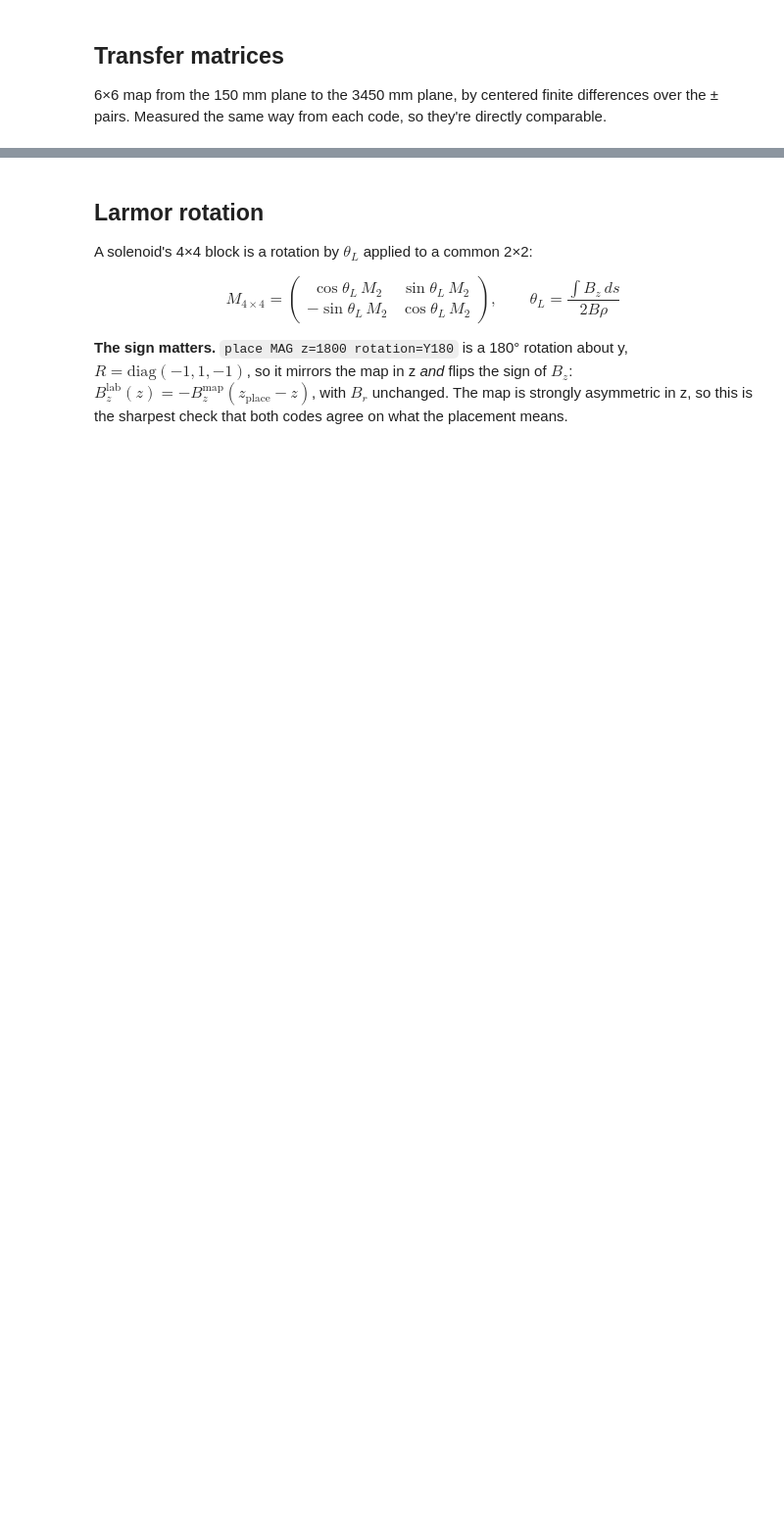
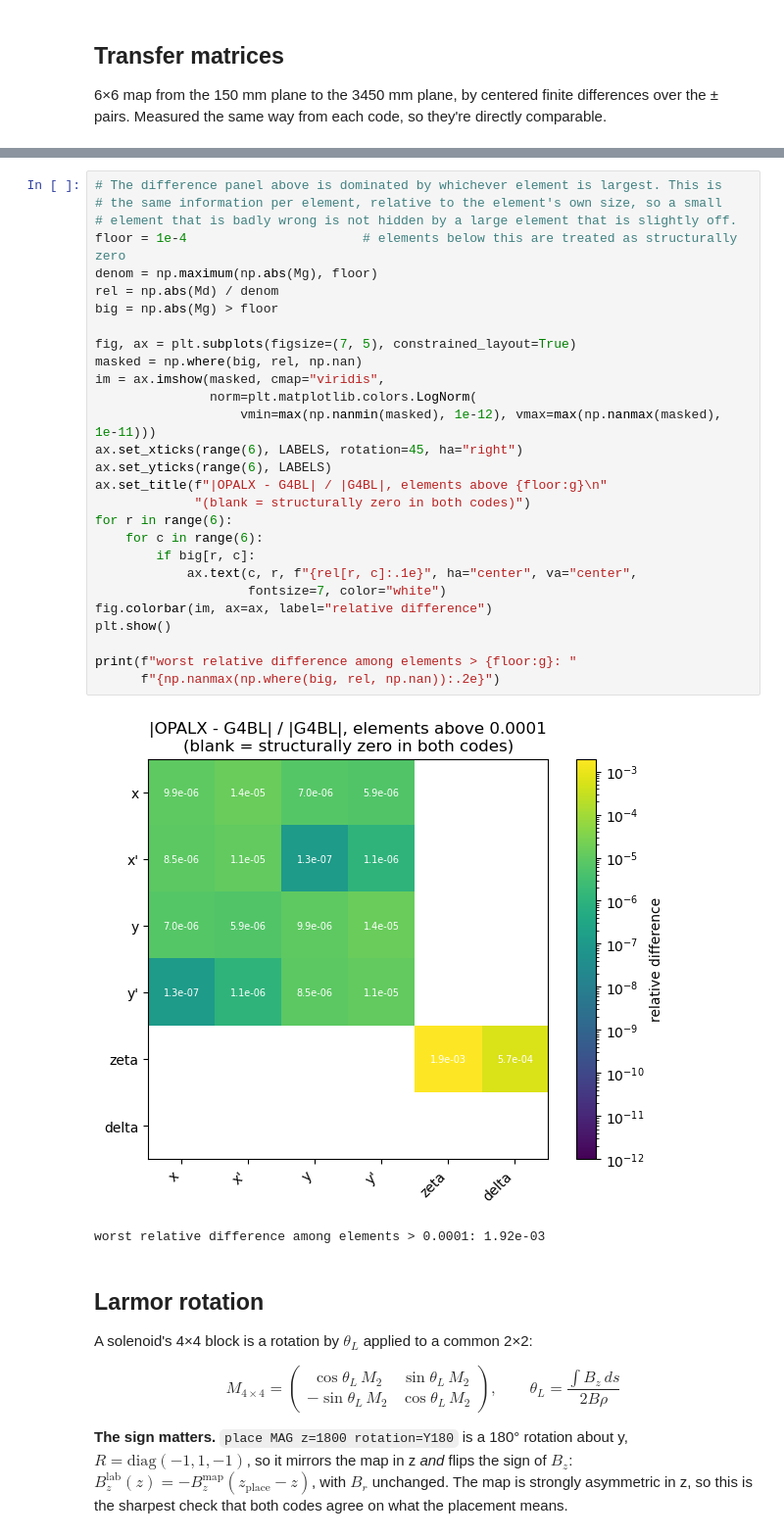
Before and after one commit to rammann/opalx-runs, a Jupyter notebook: studies/g4bl_compare/wsx_solenoid/compare.ipynb, the cells around one changed output, grey strips where cells are left out. Shown at 98% size. Saved outputs shown, nothing was run; the diff lists cells and outputs as text; blank space fills up the shorter version.

```diff
--- a/studies/g4bl_compare/wsx_solenoid/compare.ipynb
+++ b/studies/g4bl_compare/wsx_solenoid/compare.ipynb
@@ -369,3 +669,34 @@ NameError: name 'Xg_in' is not defined
+# %%
+# The difference panel above is dominated by whichever element is largest. This is
+# the same information per element, relative to the element's own size, so a small
+# element that is badly wrong is not hidden by a large element that is slightly off.
+floor = 1e-4                       # elements below this are treated as structurally zero
+denom = np.maximum(np.abs(Mg), floor)
+rel = np.abs(Md) / denom
+big = np.abs(Mg) > floor
+
+fig, ax = plt.subplots(figsize=(7, 5), constrained_layout=True)
+masked = np.where(big, rel, np.nan)
+im = ax.imshow(masked, cmap="viridis",
+               norm=plt.matplotlib.colors.LogNorm(
+                   vmin=max(np.nanmin(masked), 1e-12), vmax=max(np.nanmax(masked), 1e-11)))
+ax.set_xticks(range(6), LABELS, rotation=45, ha="right")
+ax.set_yticks(range(6), LABELS)
+ax.set_title(f"|OPALX - G4BL| / |G4BL|, elements above {floor:g}\n"
+             "(blank = structurally zero in both codes)")
+for r in range(6):
+    for c in range(6):
+        if big[r, c]:
+            ax.text(c, r, f"{rel[r, c]:.1e}", ha="center", va="center",
+                    fontsize=7, color="white")
+fig.colorbar(im, ax=ax, label="relative difference")
+plt.show()
+
+print(f"worst relative difference among elements > {floor:g}: "
+      f"{np.nanmax(np.where(big, rel, np.nan)):.2e}")
+# %% [output]
+[figure, added]
+worst relative difference among elements > 0.0001: 1.92e-03
 # %% [markdown]
 
 ## Larmor rotation
```
Also changed, not shown: parts of 21 cells of this notebook, 8 other files.
